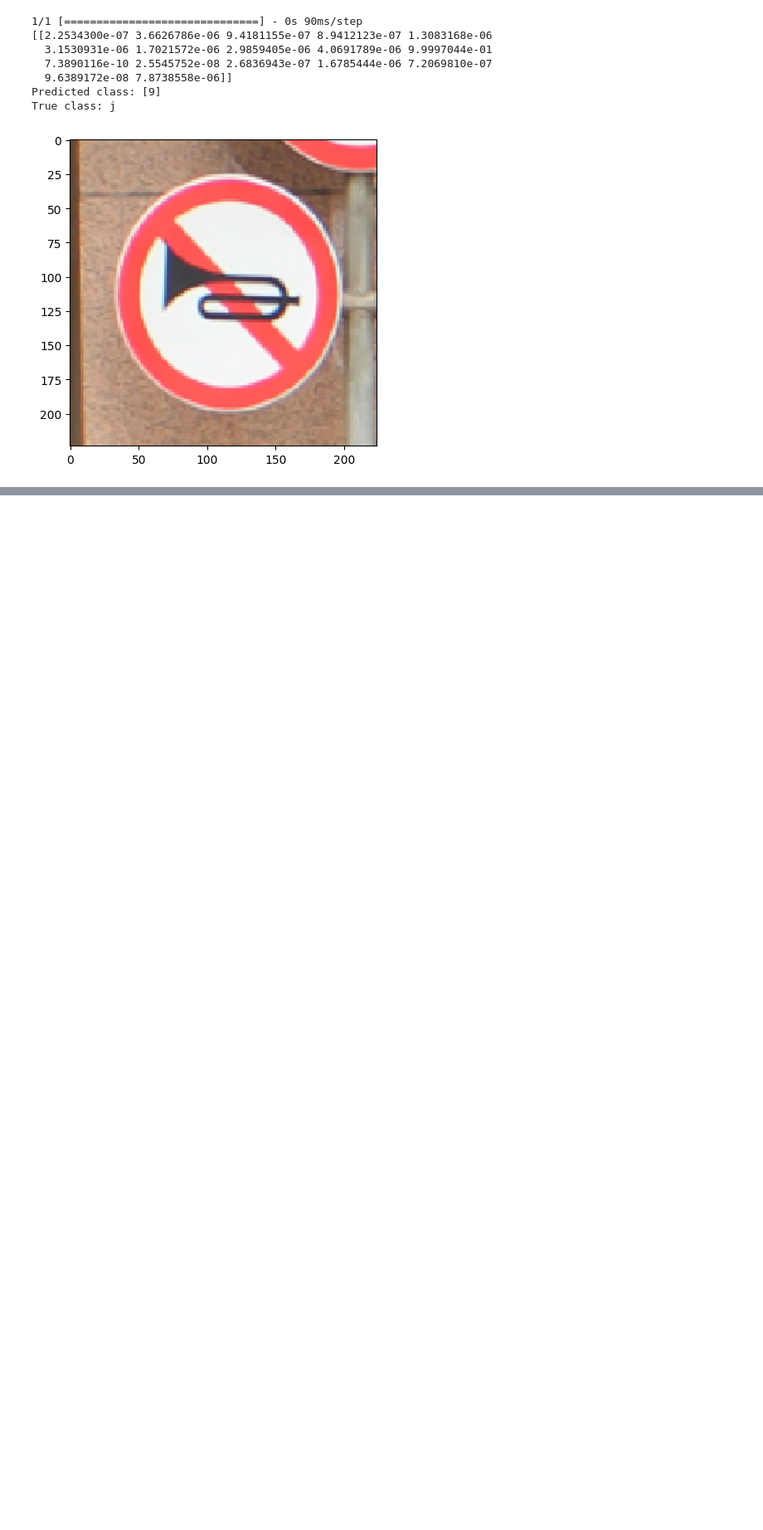
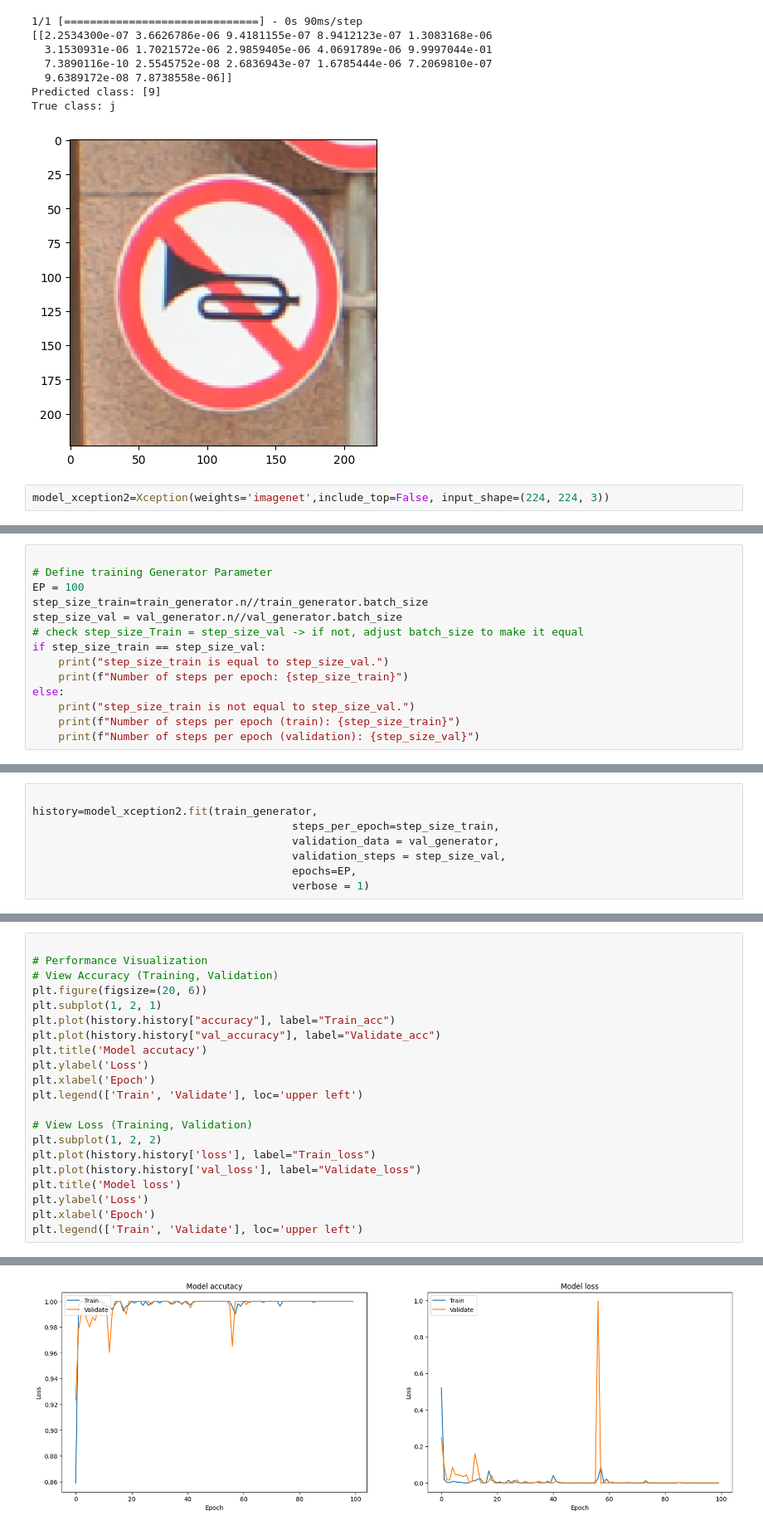
Before and after one commit to ritaxtii/imageProcessing, a Jupyter notebook: Project_ImageProcess.ipynb, the cells around one changed output, grey strips where cells are left out. Shown: that part at 83% size. Saved outputs shown, nothing was run; the diff lists cells and outputs as text; blank space fills up the shorter version.

```diff
--- a/Project_ImageProcess.ipynb
+++ b/Project_ImageProcess.ipynb
@@ -375,3 +375,5 @@ print("True class:",invert_Test_class[int(predicted_class)])
 Predicted class: [9]
 True class: j
 [figure]
+# %%
+model_xception2=Xception(weights='imagenet',include_top=False, input_shape=(224, 224, 3))
@@ -377,0 +463,14 @@ True class: j
+# %%
+
+# Define training Generator Parameter
+EP = 100
+step_size_train=train_generator.n//train_generator.batch_size
+step_size_val = val_generator.n//val_generator.batch_size
+# check step_size_Train = step_size_val -> if not, adjust batch_size to make it equal
+if step_size_train == step_size_val:
+    print("step_size_train is equal to step_size_val.")
+    print(f"Number of steps per epoch: {step_size_train}")
+else:
+    print("step_size_train is not equal to step_size_val.")
+    print(f"Number of steps per epoch (train): {step_size_train}")
+    print(f"Number of steps per epoch (validation): {step_size_val}")
@@ -377,0 +490,8 @@ True class: j
+# %%
+
+history=model_xception2.fit(train_generator,
+                                        steps_per_epoch=step_size_train,
+                                        validation_data = val_generator,
+                                        validation_steps = step_size_val,
+                                        epochs=EP,
+                                        verbose = 1)
@@ -377,0 +516,22 @@ True class: j
+# %%
+
+# Performance Visualization
+# View Accuracy (Training, Validation)
+plt.figure(figsize=(20, 6))
+plt.subplot(1, 2, 1)
+plt.plot(history.history["accuracy"], label="Train_acc")
+plt.plot(history.history["val_accuracy"], label="Validate_acc")
+plt.title('Model accutacy')
+plt.ylabel('Loss')
+plt.xlabel('Epoch')
+plt.legend(['Train', 'Validate'], loc='upper left')
+
+# View Loss (Training, Validation)
+plt.subplot(1, 2, 2)
+plt.plot(history.history['loss'], label="Train_loss")
+plt.plot(history.history['val_loss'], label="Validate_loss")
+plt.title('Model loss')
+plt.ylabel('Loss')
+plt.xlabel('Epoch')
+plt.legend(['Train', 'Validate'], loc='upper left')
+# %% [output]
@@ -377,0 +539 @@ True class: j
+[figure, added]
```
Also changed, not shown: parts of 19 cells of this notebook.
